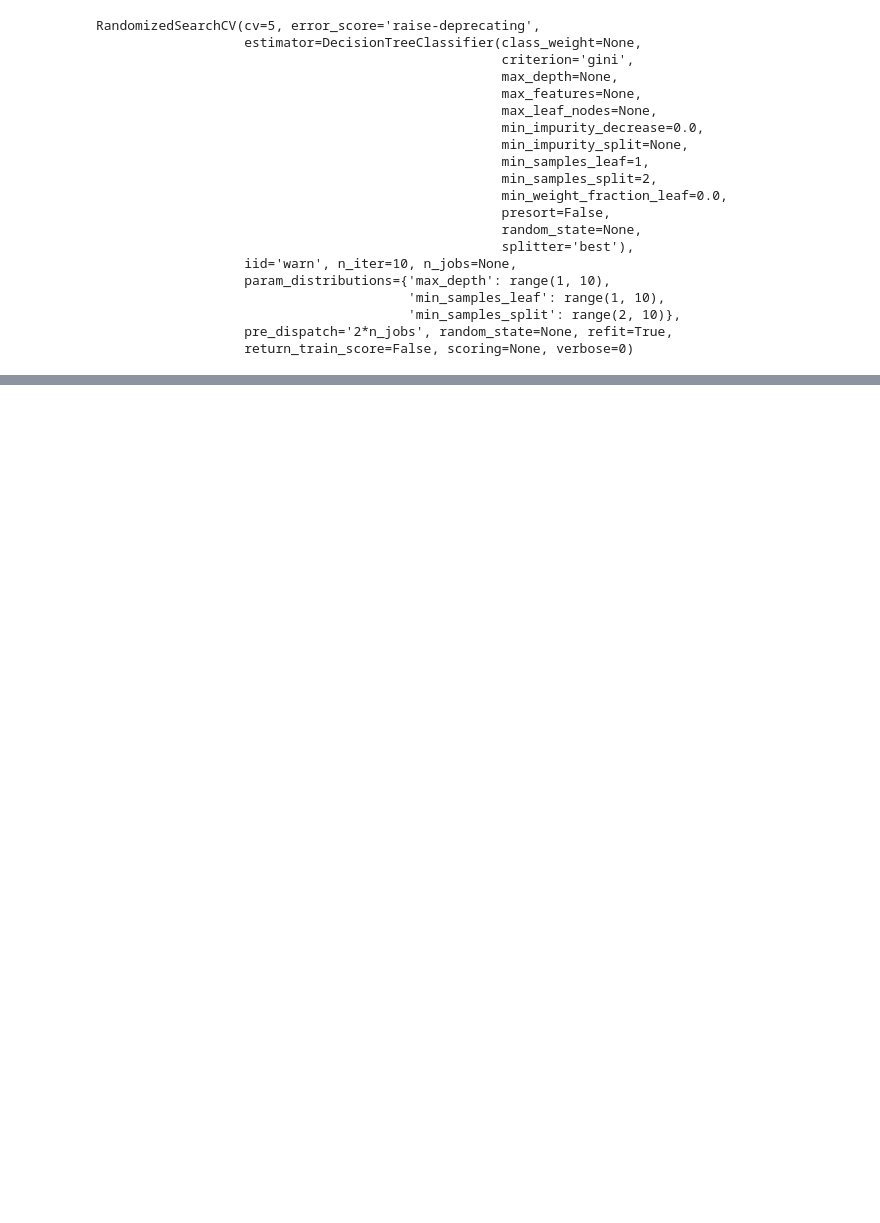
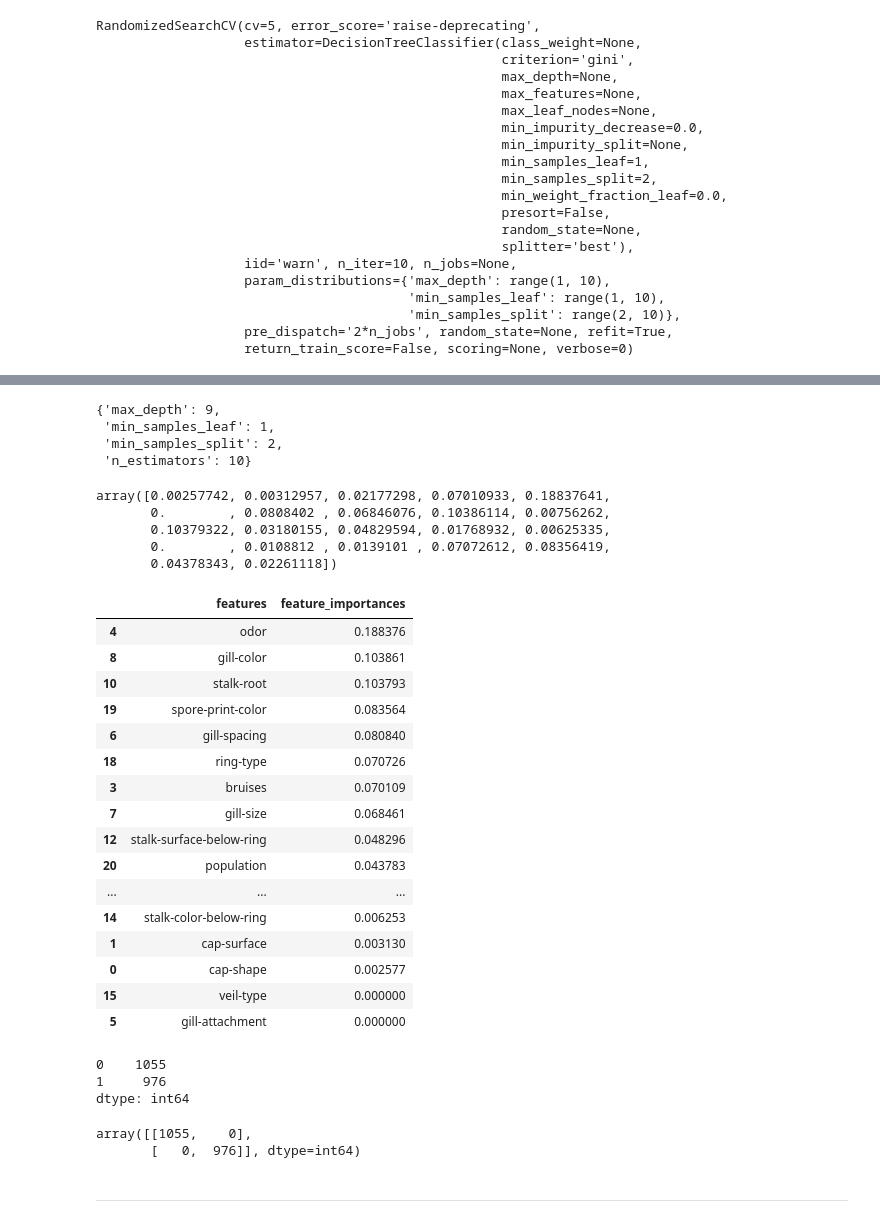
Before and after one commit to grackhack/StepikML, a Jupyter notebook: lesson_2/2_7/main.ipynb, the cells around one changed output, grey strips where cells are left out. Saved outputs shown, nothing was run; the diff lists cells and outputs as text; code cells hidden in the pictures; blank space fills up the shorter version.

```diff
--- a/lesson_2/2_7/main.ipynb
+++ b/lesson_2/2_7/main.ipynb
@@ -160,0 +201,2 @@ DecisionTreeClassifier(class_weight=None, criterion='gini', max_depth=7,
+# %%
+gr.fit(X,y)
@@ -160,0 +229,41 @@ DecisionTreeClassifier(class_weight=None, criterion='gini', max_depth=7,
+# %%
+gr.best_params_
+# %% [output]
+{'max_depth': 9,
+ 'min_samples_leaf': 1,
+ 'min_samples_split': 2,
+ 'n_estimators': 10}
+# %%
+best_clf = gr.best_estimator_
+# %%
+imp = best_clf.feature_importances_
+# %%
+imp
+# %% [output]
+array([0.00257742, 0.00312957, 0.02177298, 0.07010933, 0.18837641,
+       0.        , 0.0808402 , 0.06846076, 0.10386114, 0.00756262,
+       0.10379322, 0.03180155, 0.04829594, 0.01768932, 0.00625335,
+       0.        , 0.0108812 , 0.0139101 , 0.07072612, 0.08356419,
+       0.04378343, 0.02261118])
+# %%
+fi_df = pd.DataFrame({'features':list(X), 'feature_importances': imp})
+# %%
+fi_df.sort_values('feature_importances', ascending=False)
+# %% [output]
+|  | features | feature_importances |
+| 4 | odor | 0.188376 |
+| 8 | gill-color | 0.103861 |
+| 10 | stalk-root | 0.103793 |
+| 19 | spore-print-color | 0.083564 |
+| 6 | gill-spacing | 0.080840 |
+| 18 | ring-type | 0.070726 |
+| 3 | bruises | 0.070109 |
+| 7 | gill-size | 0.068461 |
+| 12 | stalk-surface-below-ring | 0.048296 |
+| 20 | population | 0.043783 |
+| ... | ... | ... |
+| 14 | stalk-color-below-ring | 0.006253 |
+| 1 | cap-surface | 0.003130 |
+| 0 | cap-shape | 0.002577 |
+| 15 | veil-type | 0.000000 |
+| 5 | gill-attachment | 0.000000 |
@@ -160,0 +272,14 @@ DecisionTreeClassifier(class_weight=None, criterion='gini', max_depth=7,
+# %%
+pd.Series(y_pred).value_counts()
+# %% [output]
+0    1055
+1     976
+dtype: int64
+# %%
+from sklearn.metrics import confusion_matrix
+confusion_matrix(y_true, y_pred)
+# %% [output]
+array([[1055,    0],
+       [   0,  976]], dtype=int64)
+# %% [markdown]
+---
```
Also changed, not shown: parts of 34 cells of this notebook, 8 other files.
